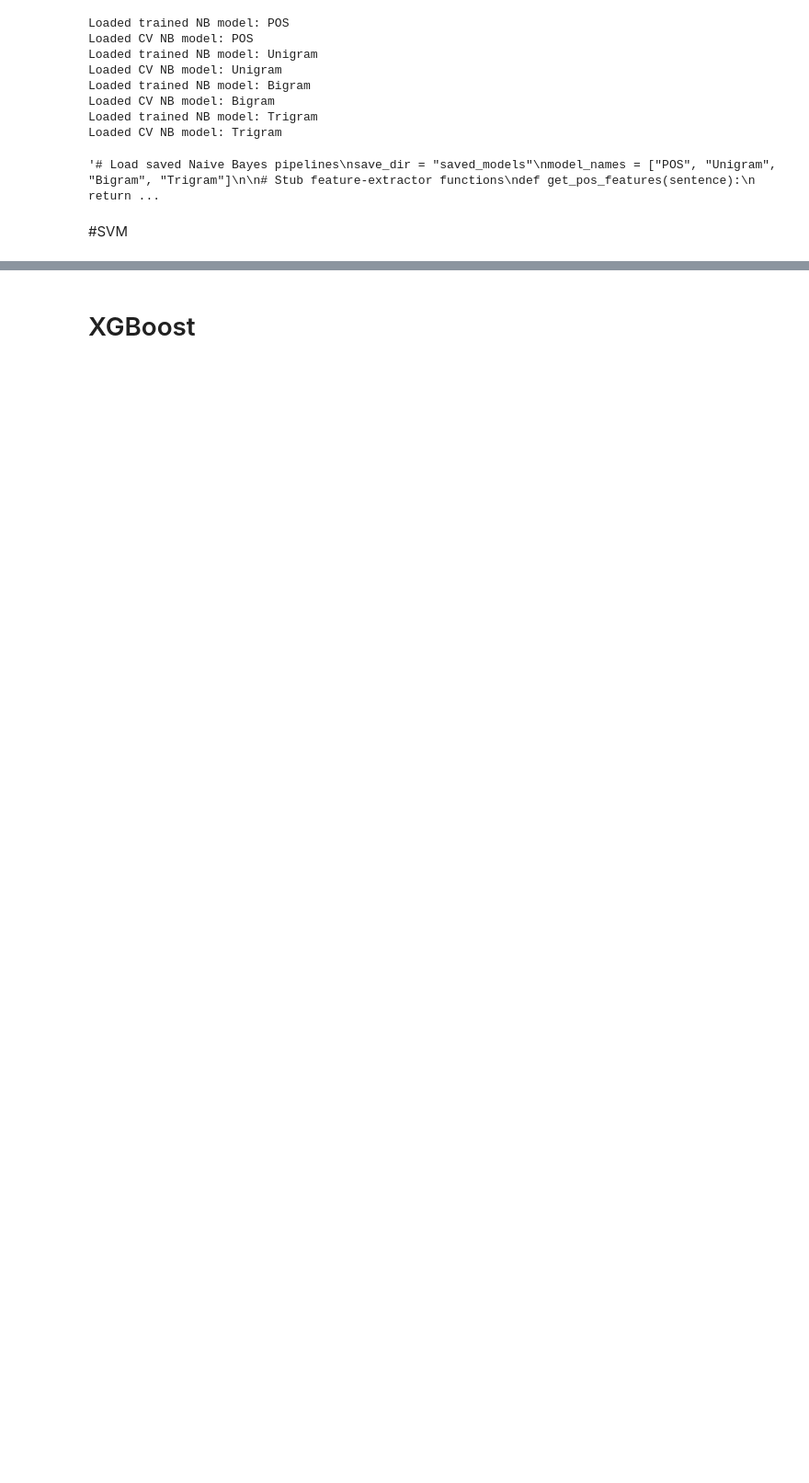
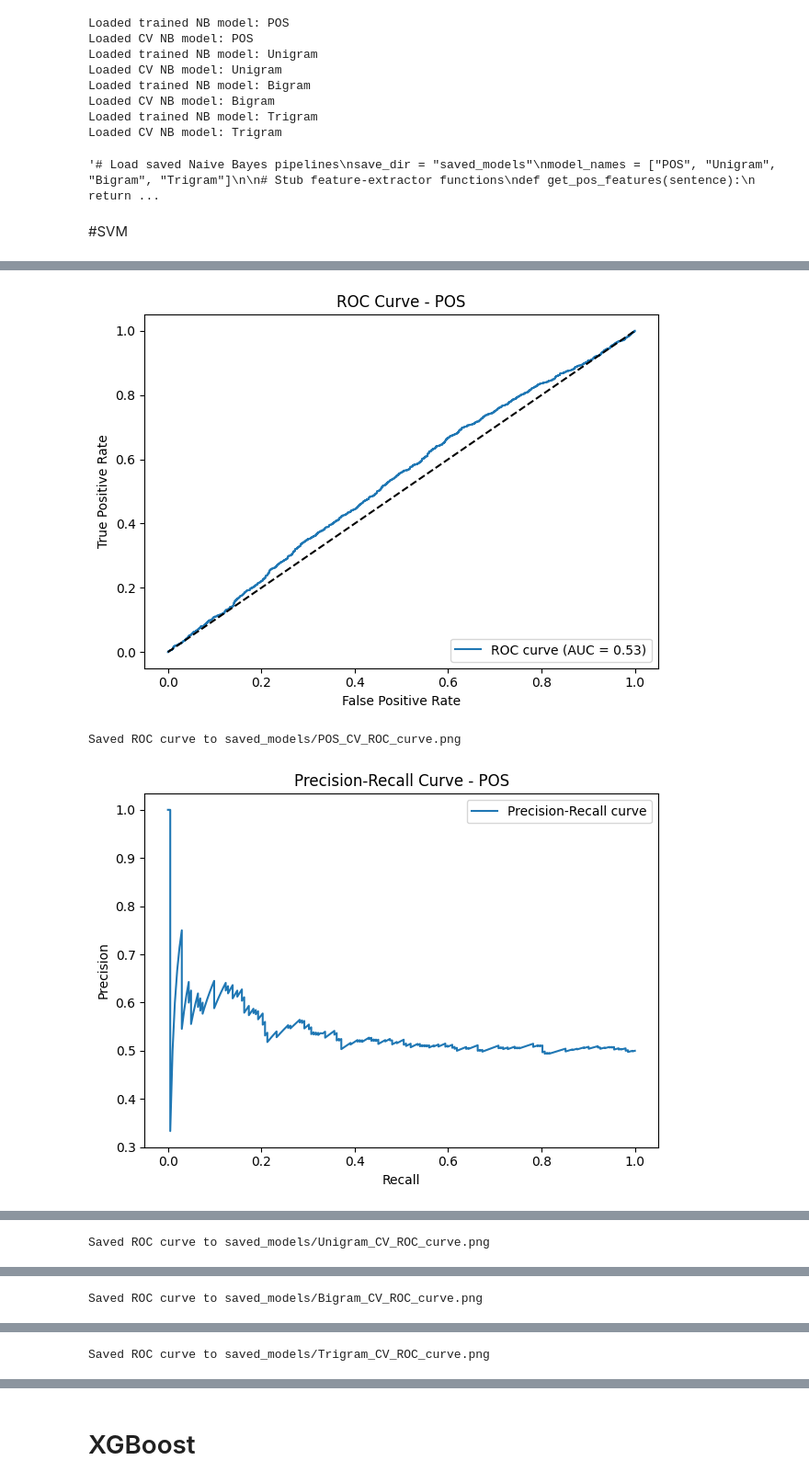
Before and after one commit to Mariam-Elbishbeashy/Grammar-Autocorrection-NLP, a Jupyter notebook: ML_Grammar_Autocorrection_df1.ipynb, the cells around one changed output, grey strips where cells are left out. Shown at 92% size. Drawn from its saved outputs; the diff is of its cells as text; code cells hidden in the pictures; blank space fills up the shorter version.

Commit message:
svm visualization

```diff
--- a/ML_Grammar_Autocorrection_df1.ipynb
+++ b/ML_Grammar_Autocorrection_df1.ipynb
@@ -469,2 +469,36 @@ weighted avg     0.4775    0.4777    0.4766       404
 
 Saved model to saved_models/Trigram_svm_pipeline.pkl
+# %%
+# Plot ROC for each embedding type
+for name, (y_true, y_probs) in roc_data.items():
+    fpr, tpr, _ = roc_curve(y_true, y_probs)
+    roc_auc = auc(fpr, tpr)
+
+    plt.figure()
+    plt.plot(fpr, tpr, label=f'ROC curve (AUC = {roc_auc:.2f})')
+    plt.plot([0, 1], [0, 1], 'k--')
+    plt.title(f'ROC Curve - {name}')
+    plt.xlabel('False Positive Rate')
+    plt.ylabel('True Positive Rate')
+    plt.legend(loc='lower right')
+    plt.tight_layout()
+
+    roc_path = os.path.join(save_dir, f"{name}_CV_ROC_curve.png")
+    plt.savefig(roc_path)
+    plt.show()
+    print(f"Saved ROC curve to {roc_path}")
+
+    precision, recall, _ = precision_recall_curve(y_te, probs)
+    plt.figure()
+    plt.plot(recall, precision, label="Precision-Recall curve")
+    plt.xlabel("Recall")
+    plt.ylabel("Precision")
+    plt.title(f"Precision-Recall Curve - {name}")
+    plt.legend()
+    plt.tight_layout()
+    plt.savefig(os.path.join(save_dir, f"{name}_precision_recall_curve.png"))
+    plt.show()
+# %% [output]
+[figure, added]
+Saved ROC curve to saved_models/POS_CV_ROC_curve.png
+[figure, added]
@@ -470,0 +506 @@ Saved model to saved_models/Trigram_svm_pipeline.pkl
+Saved ROC curve to saved_models/Unigram_CV_ROC_curve.png
@@ -470,0 +509 @@ Saved model to saved_models/Trigram_svm_pipeline.pkl
+Saved ROC curve to saved_models/Bigram_CV_ROC_curve.png
@@ -470,0 +512 @@ Saved model to saved_models/Trigram_svm_pipeline.pkl
+Saved ROC curve to saved_models/Trigram_CV_ROC_curve.png
```
Also changed, not shown: parts of 8 cells of this notebook.
